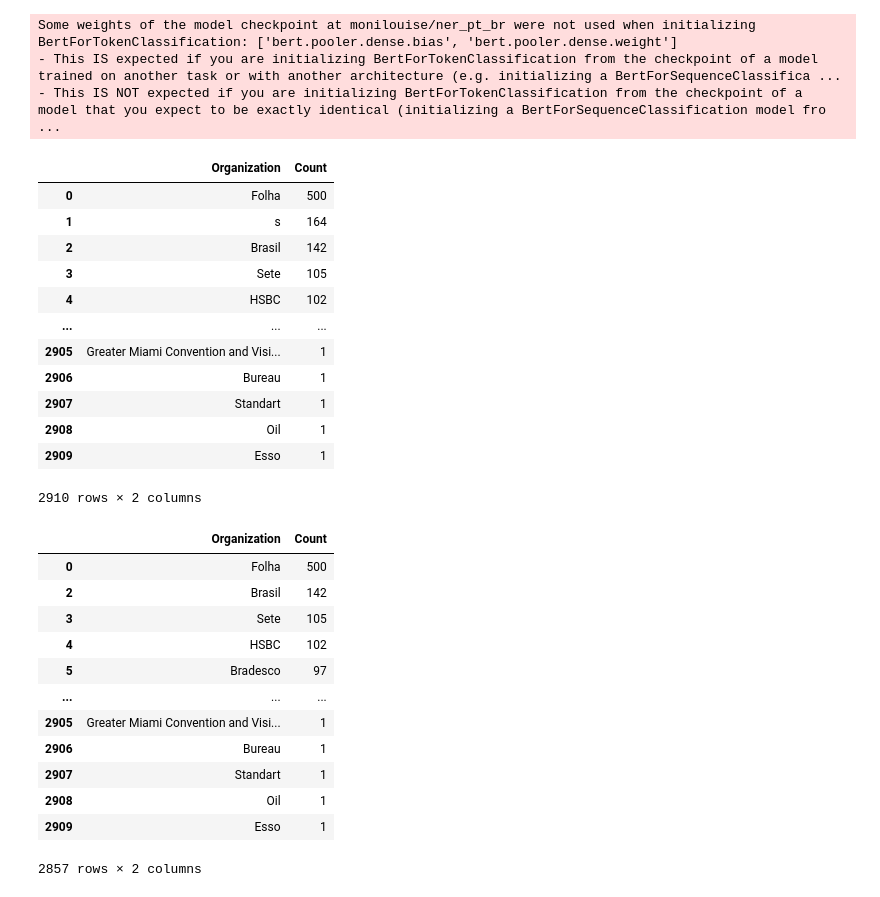
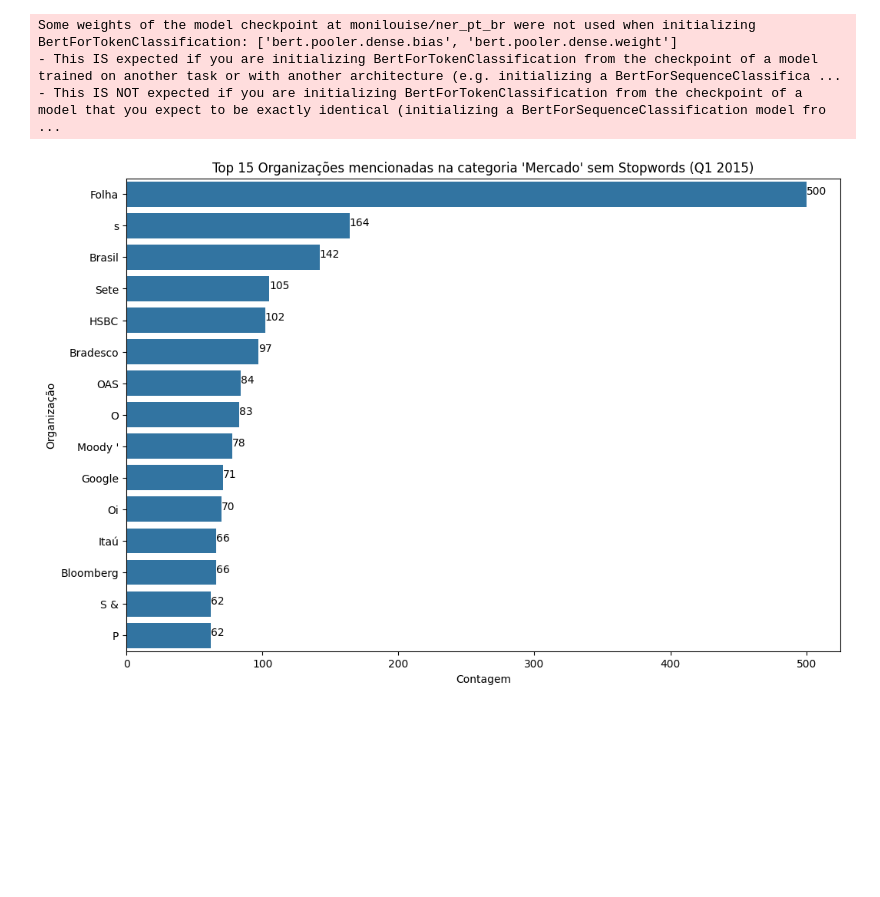
Before and after one commit to Lucas28reis/NER-UOL, a Jupyter notebook: src/app.ipynb, the cells around one changed output. Cells and saved outputs as stored; diff of their text form; code cells hidden in the pictures; blank space fills up the shorter version.

```diff
--- a/src/app.ipynb
+++ b/src/app.ipynb
@@ -57,35 +66,15 @@ organization_counts = Counter(all_organizations)
 # %%
 ranking = organization_counts.most_common()
 ranking_df = pd.DataFrame(ranking, columns=['Organization', 'Count'])
-ranking_df
-# %% [output]
-|  | Organization | Count |
-| 0 | Folha | 500 |
-| 1 | s | 164 |
-| 2 | Brasil | 142 |
-| 3 | Sete | 105 |
-| 4 | HSBC | 102 |
-| ... | ... | ... |
-| 2905 | Greater Miami Convention and Visi... | 1 |
-| 2906 | Bureau | 1 |
-| 2907 | Standart | 1 |
-| 2908 | Oil | 1 |
-| 2909 | Esso | 1 |
-2910 rows × 2 columns
-# %%
-ranking_filtered = ranking_df[ranking_df['Organization'].apply(lambda x: len(x) > 1)]
-ranking_filtered
-# %% [output]
-|  | Organization | Count |
-| 0 | Folha | 500 |
-| 2 | Brasil | 142 |
-| 3 | Sete | 105 |
-| 4 | HSBC | 102 |
-| 5 | Bradesco | 97 |
-| ... | ... | ... |
-| 2905 | Greater Miami Convention and Visi... | 1 |
-| 2906 | Bureau | 1 |
-| 2907 | Standart | 1 |
-| 2908 | Oil | 1 |
-| 2909 | Esso | 1 |
-2857 rows × 2 columns
+# %%
+plt.figure(figsize=(12, 8))
+sns.barplot(x='Count', y='Organization', data=ranking_df.head(15))
+plt.title("Top 15 Organizações mencionadas na categoria 'Mercado' sem Stopwords (Q1 2015)")
+plt.xlabel("Contagem")
+plt.ylabel("Organização")
+for index, value in enumerate(ranking_df.head(15)['Count']):
+    plt.text(value, index, str(value))
+
+plt.show()
+# %% [output]
+[figure, added]
```
Also changed, not shown: parts of 7 cells of this notebook, 1 other file.
